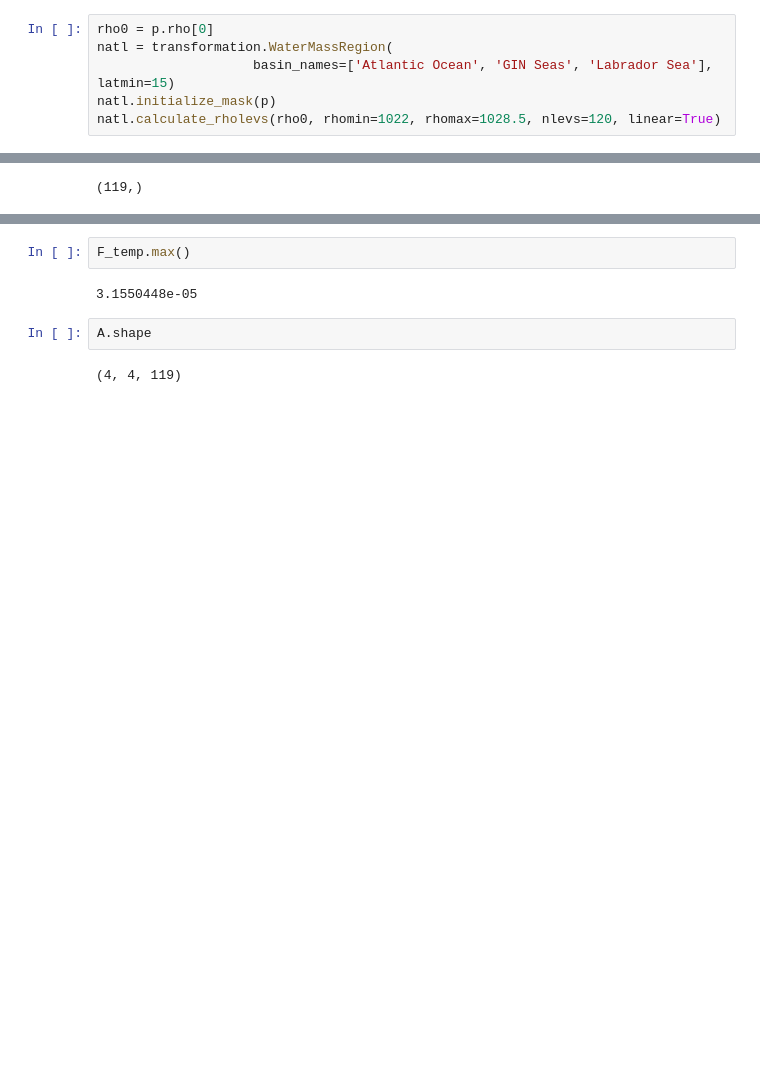
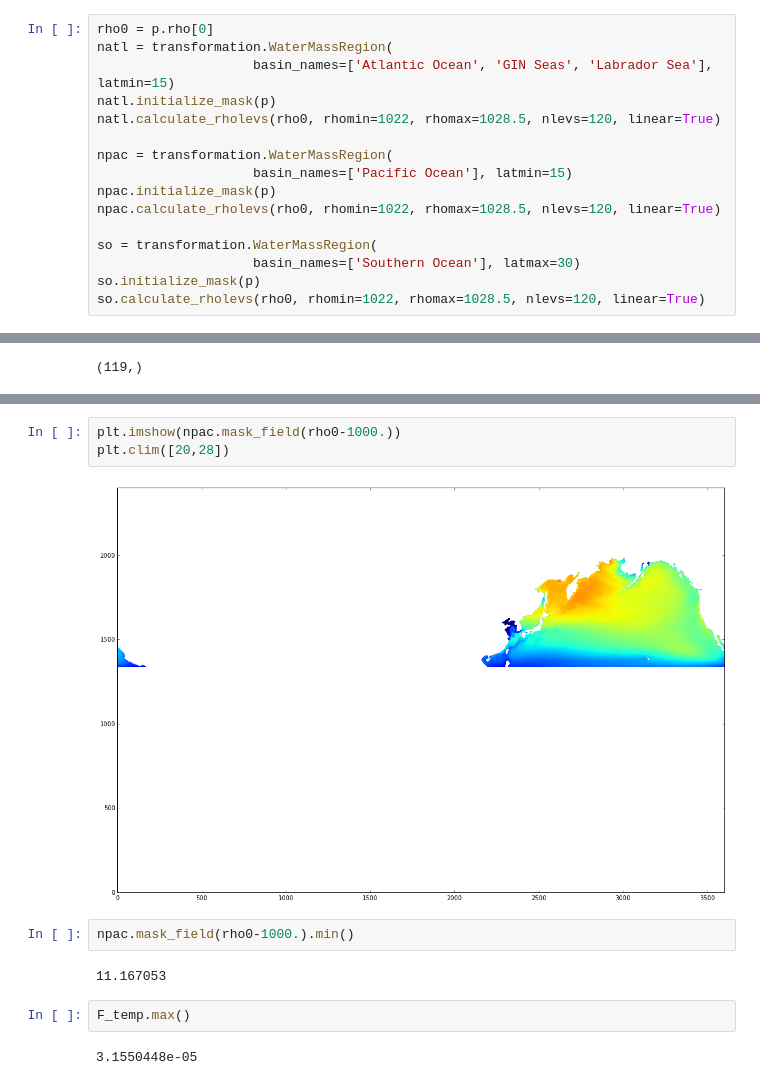
Before and after one commit to rabernat/pop_water_mass, a Jupyter notebook: notebooks/regions.ipynb, the cells around one changed output, grey strips where cells are left out. Cells and saved outputs as stored; diff of their text form; blank space fills up the shorter version.

```diff
--- a/notebooks/regions.ipynb
+++ b/notebooks/regions.ipynb
@@ -20,6 +20,16 @@ natl = transformation.WaterMassRegion(
                     basin_names=['Atlantic Ocean', 'GIN Seas', 'Labrador Sea'], latmin=15)
 natl.initialize_mask(p)
 natl.calculate_rholevs(rho0, rhomin=1022, rhomax=1028.5, nlevs=120, linear=True)
+
+npac = transformation.WaterMassRegion(
+                    basin_names=['Pacific Ocean'], latmin=15)
+npac.initialize_mask(p)
+npac.calculate_rholevs(rho0, rhomin=1022, rhomax=1028.5, nlevs=120, linear=True)
+
+so = transformation.WaterMassRegion(
+                    basin_names=['Southern Ocean'], latmax=30)
+so.initialize_mask(p)
+so.calculate_rholevs(rho0, rhomin=1022, rhomax=1028.5, nlevs=120, linear=True)
 # %%
 np.save('../data/rholevs_natl', natl.rholevs)
 # %%
@@ -140,8 +140,13 @@ a
+# %%
+plt.imshow(npac.mask_field(rho0-1000.))
+plt.clim([20,28])
+# %% [output]
+[figure, added]
+# %%
+npac.mask_field(rho0-1000.).min()
+# %% [output]
+11.167053
 # %%
 F_temp.max()
 # %% [output]
 3.1550448e-05
-# %%
-A.shape
-# %% [output]
-(4, 4, 119)
```
Also changed, not shown: parts of 12 cells of this notebook, 4 other files.
